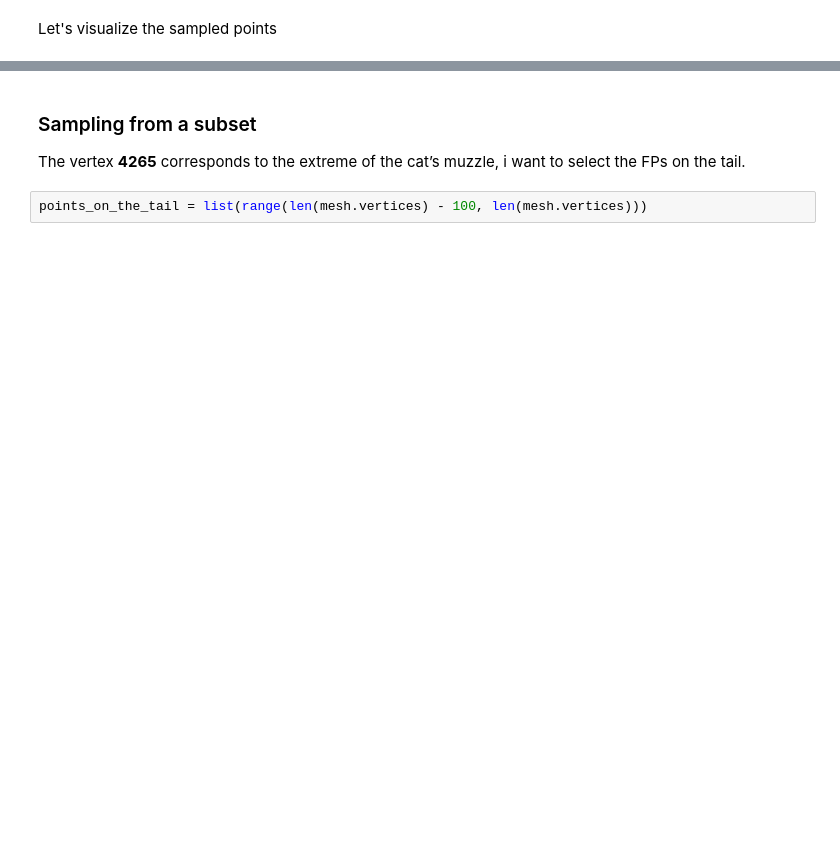
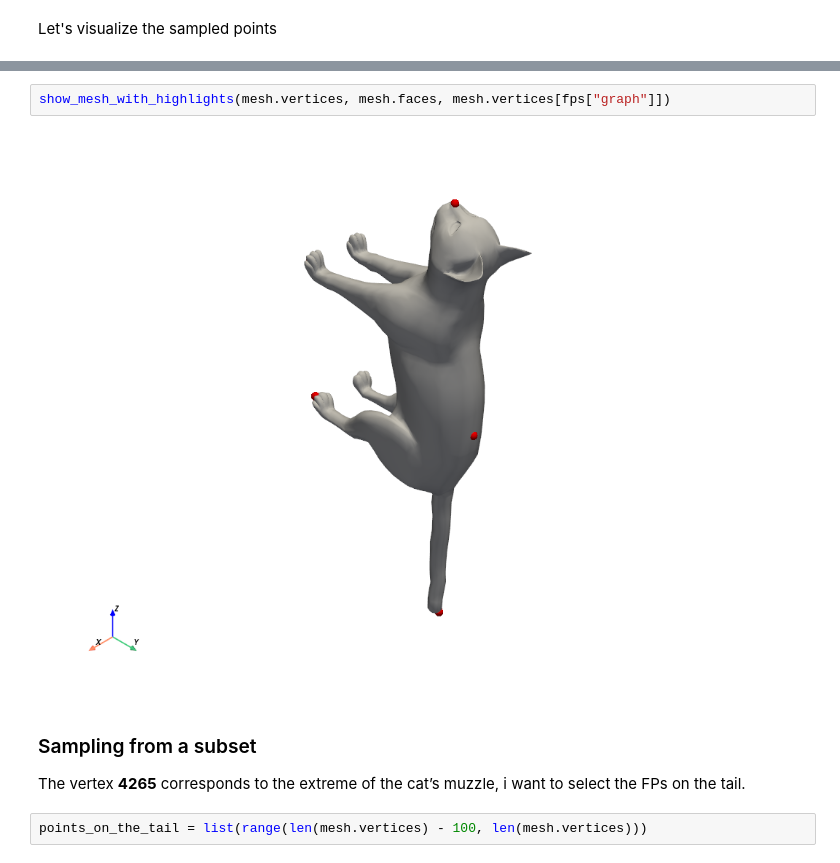
Before and after one commit to gviga/geomfum, a Jupyter notebook: docs/notebooks/how_to/sampler.ipynb, the cells around one changed output, grey strips where cells are left out. Drawn from its saved outputs; the diff is of its cells as text; blank space fills up the shorter version.

```diff
--- a/docs/notebooks/how_to/sampler.ipynb
+++ b/docs/notebooks/how_to/sampler.ipynb
@@ -85,3 +111,7 @@ plotter.highlight_vertices(mesh.vertices[fps['graph']],)
+# %%
+show_mesh_with_highlights(mesh.vertices, mesh.faces, mesh.vertices[fps["graph"]])
+# %% [output]
+[figure, added]
 # %% [markdown]
 ### Sampling from a subset
 
```
Also changed, not shown: parts of 16 cells of this notebook, 20 other files.
